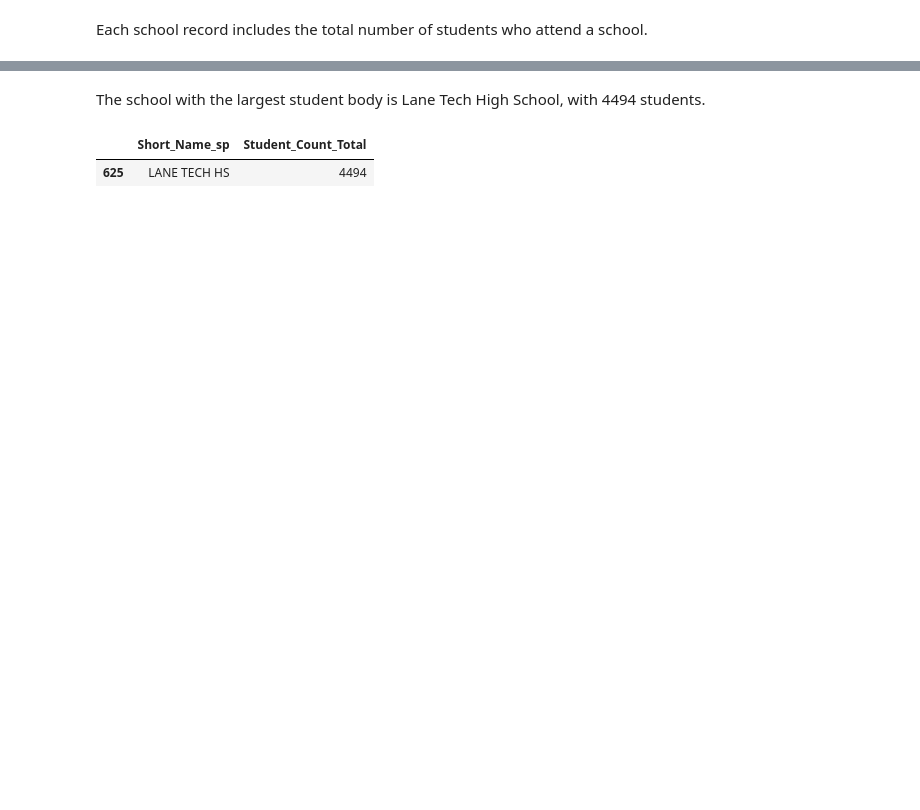
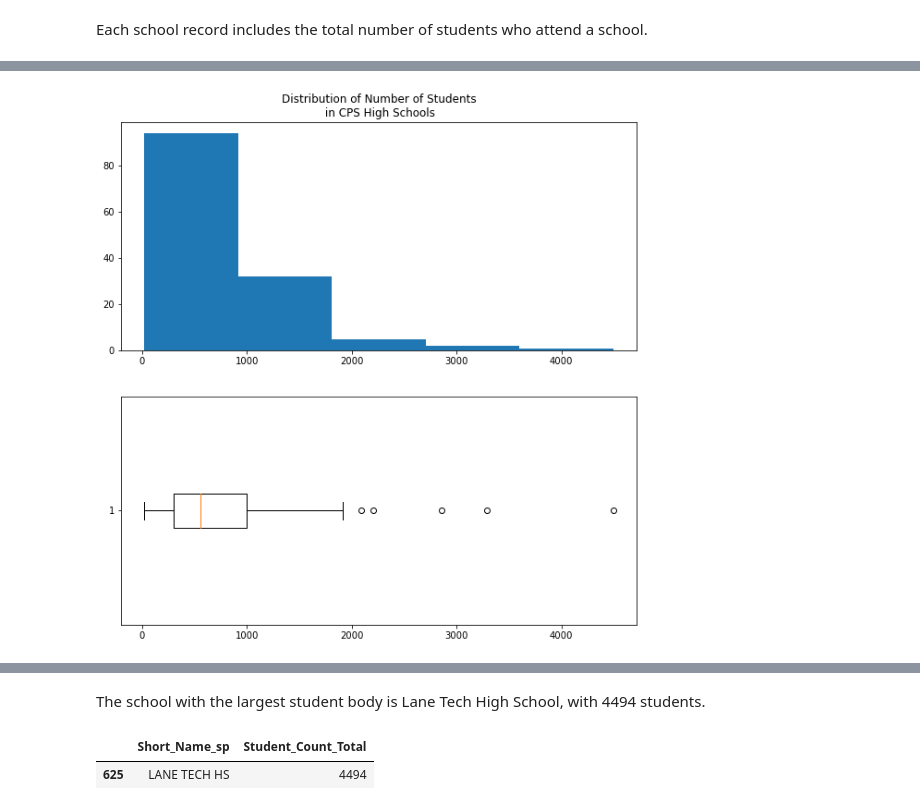
Before and after one commit to j-max/CPS_GradRate_Analysis, a Jupyter notebook: notebooks/eda/eda.ipynb, the cells around one changed output, grey strips where cells are left out. Saved outputs shown, nothing was run; the diff lists cells and outputs as text; code cells hidden in the pictures; blank space fills up the shorter version.

```diff
--- a/notebooks/eda/eda.ipynb
+++ b/notebooks/eda/eda.ipynb
@@ -168,0 +170,9 @@ sy_1819.merged_df['Student_Count_Total'].sum()
+# %%
+import matplotlib.pyplot as plt
+
+fig, (ax1, ax2) = plt.subplots(2,1, figsize=(10,10))
+ax1.hist(sy_1819_hs['Student_Count_Total'], bins=5)
+ax2.boxplot(sy_1819_hs['Student_Count_Total'], vert=False)
+ax1.set_title('Distribution of Number of Students\n in CPS High Schools');
+# %% [output]
+[figure, added]
```
Also changed, not shown: parts of 68 cells of this notebook, 1 other file.
